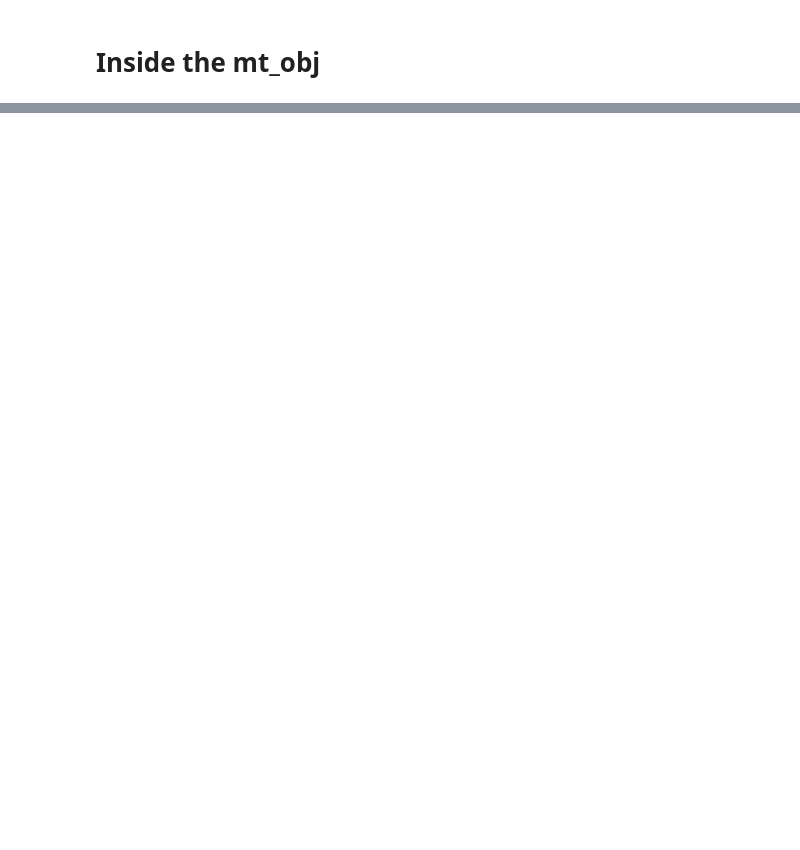
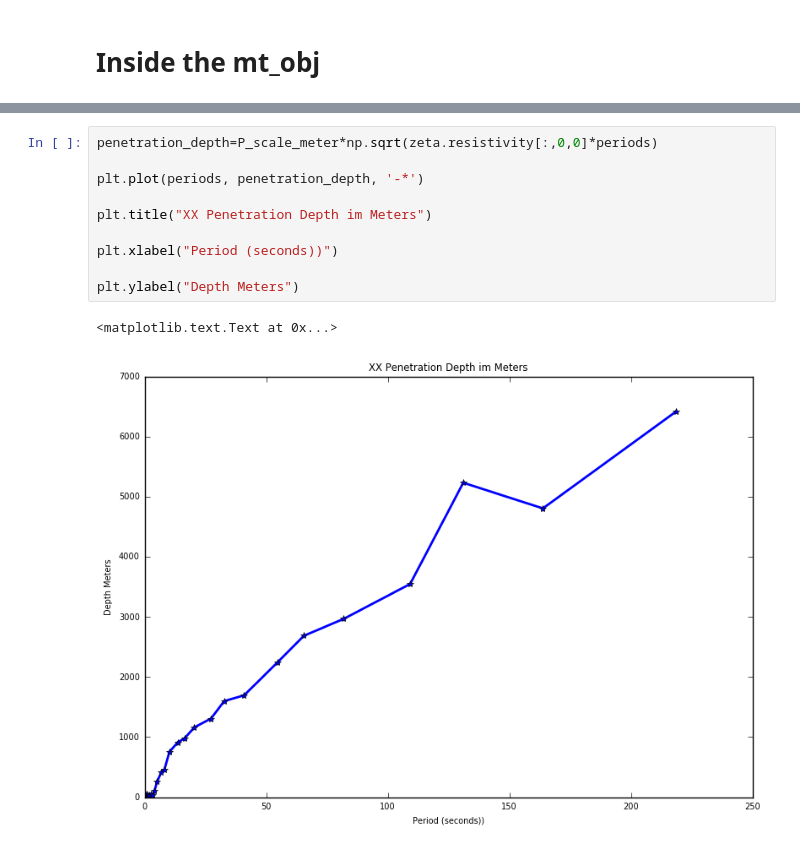
Before and after one commit to MTgeophysics/mtpy, a Jupyter notebook: examples/notebooks/Apparent_Resistivity_Penetration_Depth.ipynb, the cells around one changed output, grey strips where cells are left out. Saved outputs shown, nothing was run; the diff lists cells and outputs as text; blank space fills up the shorter version.

```diff
--- a/examples/notebooks/Apparent_Resistivity_Penetration_Depth.ipynb
+++ b/examples/notebooks/Apparent_Resistivity_Penetration_Depth.ipynb
@@ -93,0 +178,13 @@ zeta.resistivity.shape
+# %%
+penetration_depth=P_scale_meter*np.sqrt(zeta.resistivity[:,0,0]*periods)
+
+plt.plot(periods, penetration_depth, '-*')
+
+plt.title("XX Penetration Depth im Meters")
+
+plt.xlabel("Period (seconds))")
+
+plt.ylabel("Depth Meters")
+# %% [output]
+<matplotlib.text.Text at 0x...>
+[figure, added]
```
Also changed, not shown: parts of 37 cells of this notebook.
